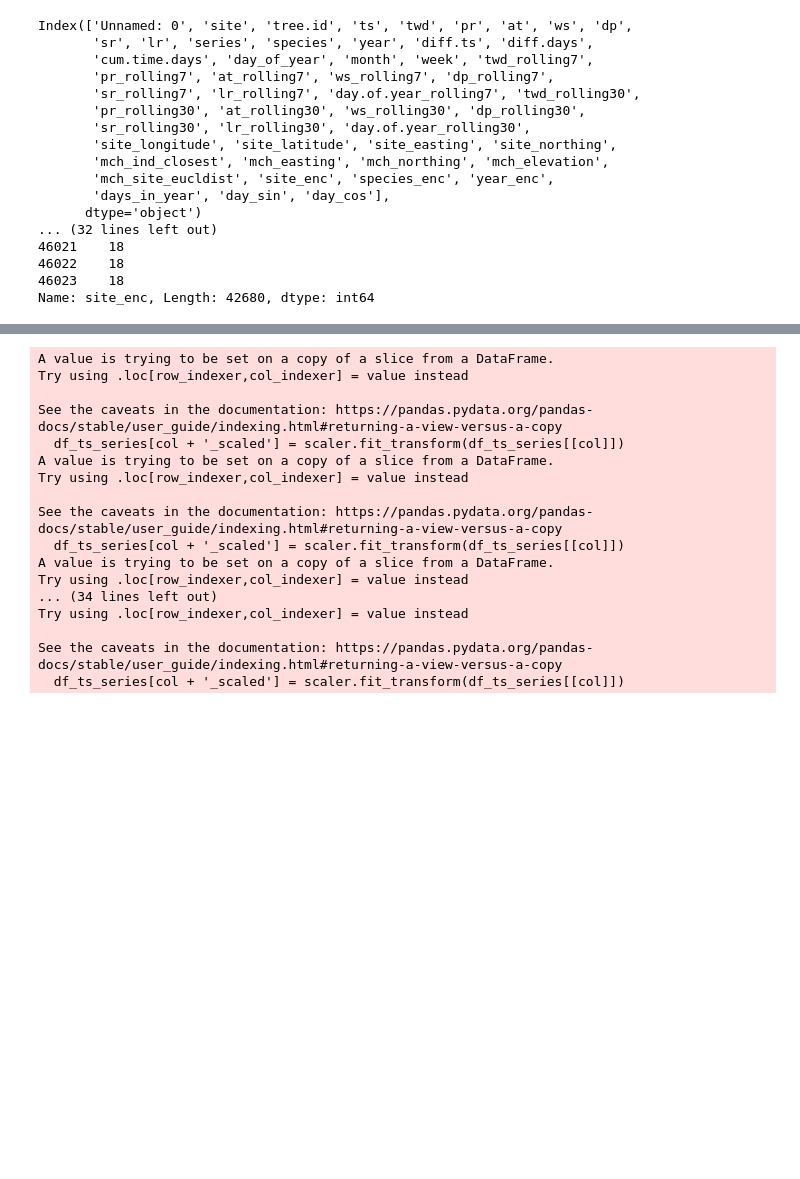
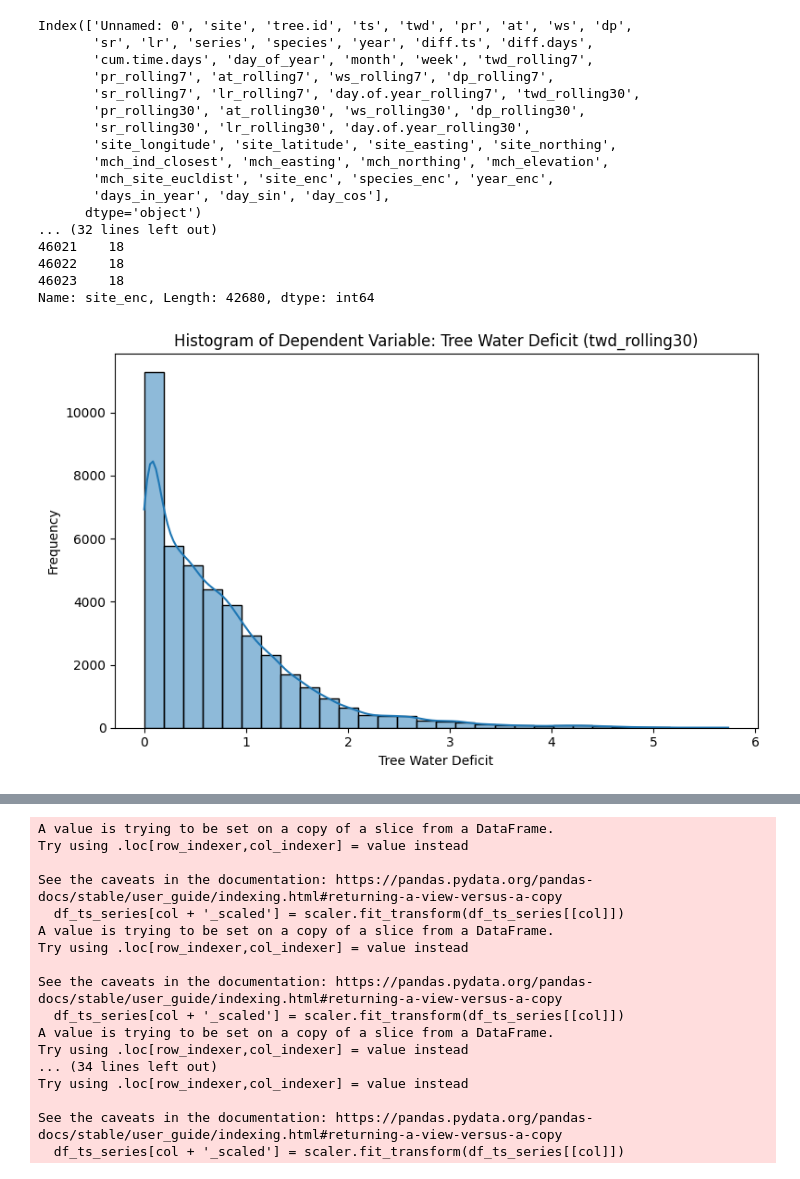
Before and after one commit to salomes97/Tree-Water-Deficit-Private, a Jupyter notebook: Transformer_Timeseries_Forecasting.ipynb, the cells around one changed output, grey strips where cells are left out. Cells and saved outputs as stored; diff of their text form; code cells hidden in the pictures; blank space fills up the shorter version.

```diff
--- a/Transformer_Timeseries_Forecasting.ipynb
+++ b/Transformer_Timeseries_Forecasting.ipynb
@@ -272,3 +304,13 @@ Index(['Unnamed: 0', 'site', 'tree.id', 'ts', 'twd', 'pr', 'at', 'ws', 'dp',
 46022    18
 46023    18
 Name: site_enc, Length: 42680, dtype: int64
+# %%
+plt.figure(figsize=(8, 5))
+sns.histplot(df_ts_series['twd_rolling30'], bins=30, kde=True)
+plt.title('Histogram of Dependent Variable: Tree Water Deficit (twd_rolling30)')
+plt.xlabel('Tree Water Deficit')
+plt.ylabel('Frequency')
+plt.tight_layout()
+plt.show()
+# %% [output]
+[figure, added]
```
Also changed, not shown: parts of 29 cells of this notebook.
